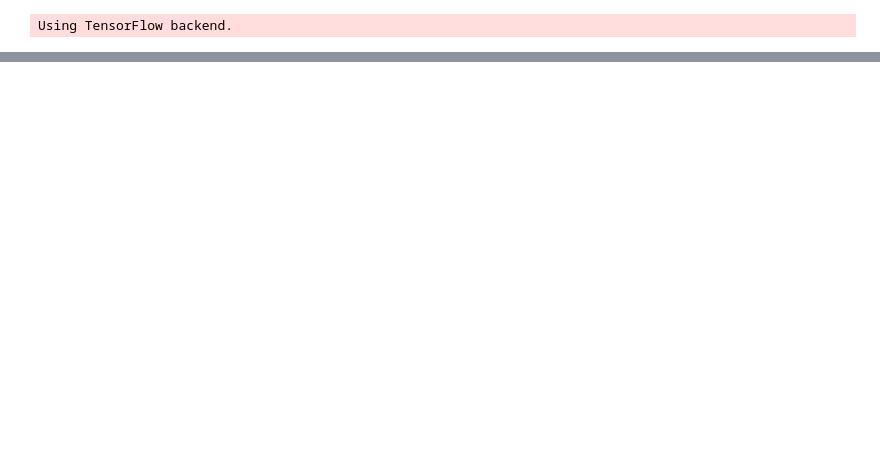
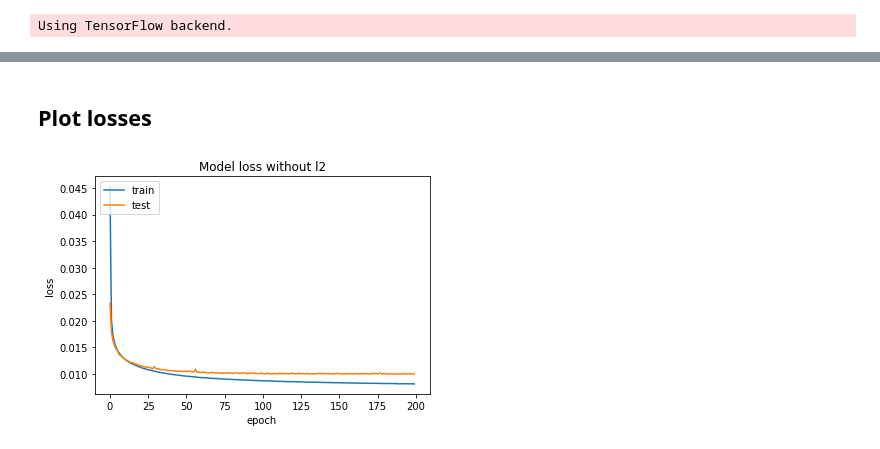
Before and after one commit to eloygeenjaar/cv-dl, a Jupyter notebook: dcec-replicate.ipynb, the cells around one changed output, grey strips where cells are left out. Cells and saved outputs as stored; diff of their text form; code cells hidden in the pictures; blank space fills up the shorter version.

```diff
--- a/dcec-replicate.ipynb
+++ b/dcec-replicate.ipynb
@@ -142 +114,27 @@ cae_l2.compile(optimizer='adam', loss='mse')
+# %%
+def get_clustering_model(use_l2, train=False, epochs=200, batch_size=256):
+  if train:
+    checkpoint = ModelCheckpoint("weights/dcec_best_model.hdf5", monitor='loss', verbose=1,
+        save_best_only=True, mode='auto', period=50)
+
+    cae = CAE(use_norm=use_l2)
+    cae.compile(optimizer='adam', loss='mse')
+
+    cae.fit(mnist_train_data,
+            mnist_train_data,
+            batch_size=batch_size,
+            epochs=epochs,
+            verbose=1,
+            validation_data=(mnist_test_data, mnist_test_data))
+            # callbacks=[checkpoint])
+
+    l2 = "withl2" if use_l2 else "nol2"
+    cae.save_weights(f"weights/clustering_final_model_{epochs}_{batch_size}_{l2}.h5")
+  else:
+    cae.load_weights(f"weights/clustering_final_model_{epochs}_{batch_size}_{l2}.h5")
+  return cae
+
+# SETTINGS
+BATCH_SIZE = 256
+EPOCHS = 200
 # %% [markdown]
@@ -178,0 +194,3 @@ Epoch 100/100
+# %%
+#@title
+m_no_l2 = get_clustering_model(use_l2=False, train=True, epochs=EPOCHS, batch_size=BATCH_SIZE)
@@ -257,0 +242,6 @@ def report(y_true, labels_unmapped):
+# %% [markdown]
+## Plot losses
+# %%
+plot_losses(m_no_l2, title="Model loss without l2")
+# %% [output]
+[figure, added]
```
Also changed, not shown: parts of 50 cells of this notebook.
